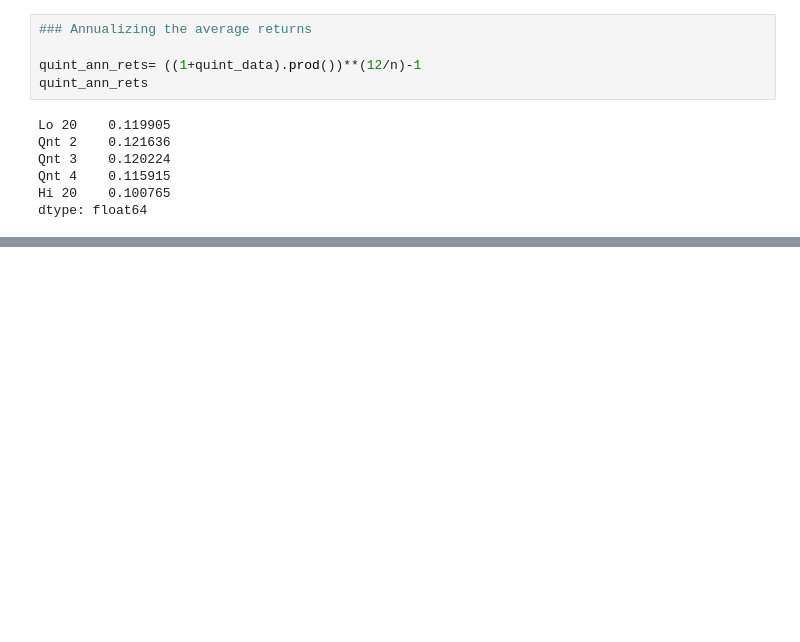
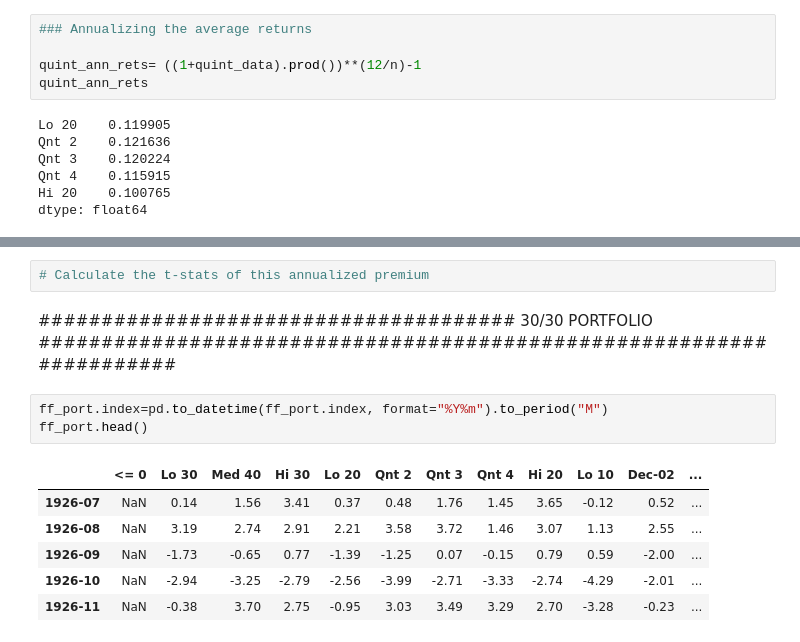
Before and after one commit to biv-neupane7/Code-for-the-articles, a Jupyter notebook: Article 16.ipynb, the cells around one changed output, grey strips where cells are left out. Saved outputs shown, nothing was run; the diff lists cells and outputs as text; blank space fills up the shorter version.

```diff
--- a/Article 16.ipynb
+++ b/Article 16.ipynb
@@ -499,0 +614,14 @@ AttributeError: This method only works with the ScalarFormatter.
+# %%
+# Calculate the t-stats of this annualized premium
+# %% [markdown]
+######################################  30/30 PORTFOLIO   #####################################################################
+# %%
+ff_port.index=pd.to_datetime(ff_port.index, format="%Y%m").to_period("M")
+ff_port.head()
+# %% [output]
+|  | <= 0 | Lo 30 | Med 40 | Hi 30 | Lo 20 | Qnt 2 | Qnt 3 | Qnt 4 | Hi 20 | Lo 10 | Dec-02 | ... |
+| 1926-07 | NaN | 0.14 | 1.56 | 3.41 | 0.37 | 0.48 | 1.76 | 1.45 | 3.65 | -0.12 | 0.52 | ... |
+| 1926-08 | NaN | 3.19 | 2.74 | 2.91 | 2.21 | 3.58 | 3.72 | 1.46 | 3.07 | 1.13 | 2.55 | ... |
+| 1926-09 | NaN | -1.73 | -0.65 | 0.77 | -1.39 | -1.25 | 0.07 | -0.15 | 0.79 | 0.59 | -2.00 | ... |
+| 1926-10 | NaN | -2.94 | -3.25 | -2.79 | -2.56 | -3.99 | -2.71 | -3.33 | -2.74 | -4.29 | -2.01 | ... |
+| 1926-11 | NaN | -0.38 | 3.70 | 2.75 | -0.95 | 3.03 | 3.49 | 3.29 | 2.70 | -3.28 | -0.23 | ... |
```
Also changed, not shown: parts of 33 cells of this notebook.
